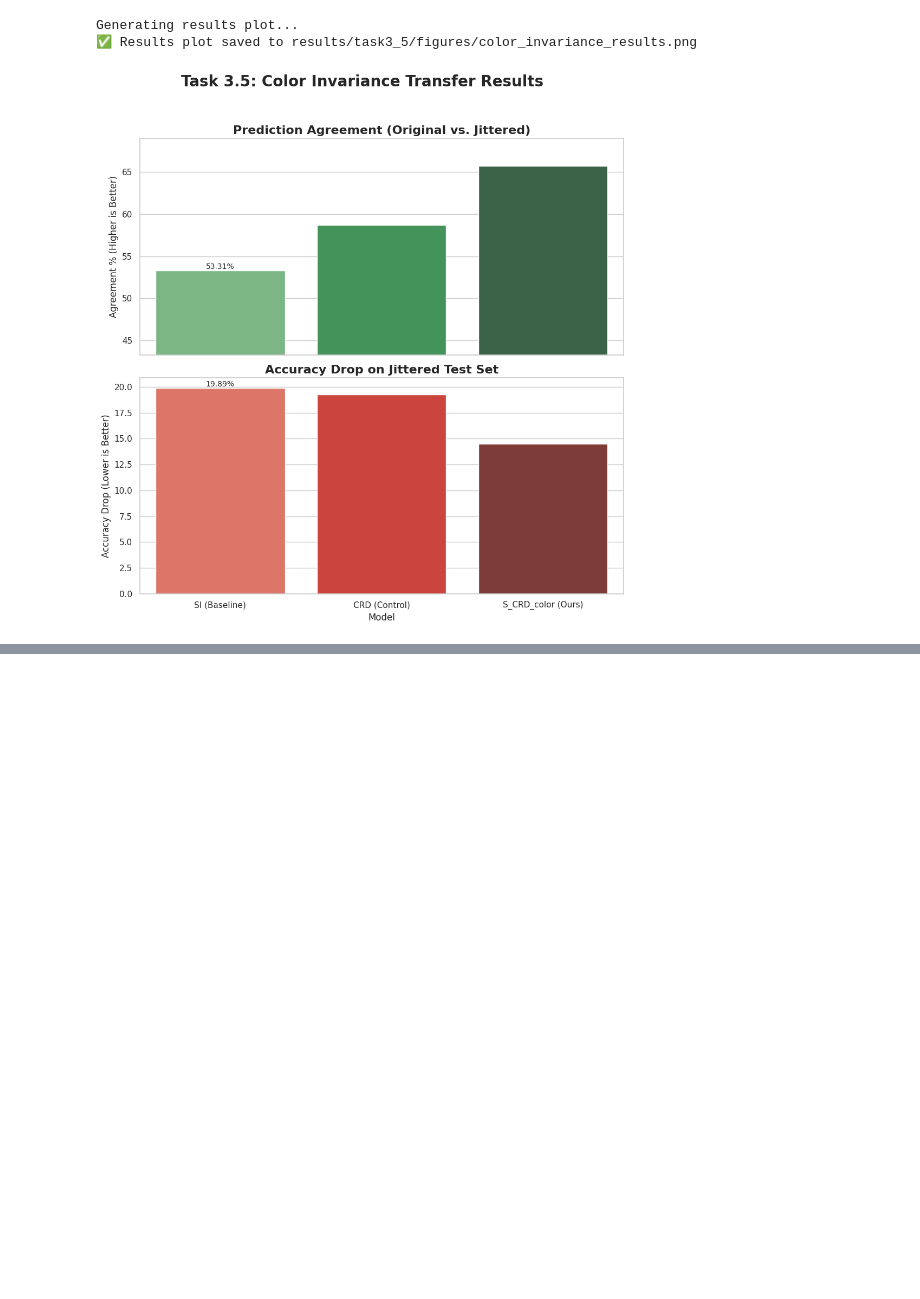
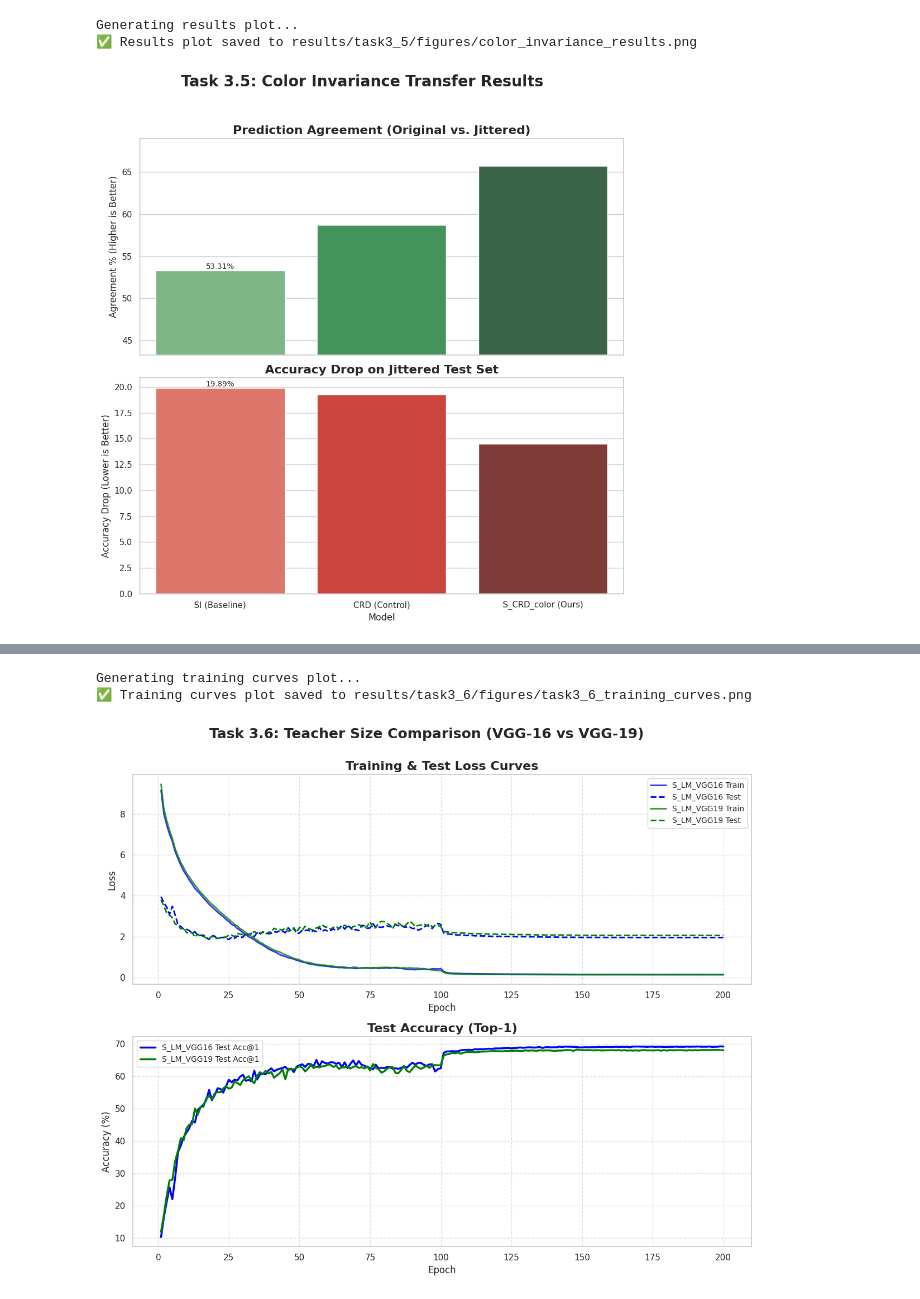
Before and after one commit to ibrahim-murtaza/ATML_PA3, a Jupyter notebook: Knowledge_Distillation/main.ipynb, the cells around one changed output, grey strips where cells are left out. Cells and saved outputs as stored; diff of their text form; code cells hidden in the pictures; blank space fills up the shorter version.

```diff
--- a/Knowledge_Distillation/main.ipynb
+++ b/Knowledge_Distillation/main.ipynb
@@ -3532,0 +3549,18 @@ Generating results plot...
+# %%
+# ============================================
+# 📂 Directory Setup for Part 6
+# ============================================
+
+# --- New directories for Part 6 ---
+RESULTS_DIR_P6 = Path("./results/task3_6")
+MODEL_DIR_P6 = RESULTS_DIR_P6 / "models"
+LOG_DIR_P6 = RESULTS_DIR_P6 / "logs"
+FIGURE_DIR_P6 = RESULTS_DIR_P6 / "figures"
+MODEL_DIR_P6.mkdir(parents=True, exist_ok=True)
+LOG_DIR_P6.mkdir(parents=True, exist_ok=True)
+FIGURE_DIR_P6.mkdir(parents=True, exist_ok=True)
+
+# --- Existing directories from Part 1 (to load results) ---
+RESULTS_DIR_P1 = Path("./results/task3_1")
+MODEL_DIR_P1 = RESULTS_DIR_P1 / "models"
+LOG_DIR_P1 = RESULTS_DIR_P1 / "logs"
@@ -3532,0 +3931,56 @@ Generating results plot...
+# %%
+# ============================================
+# 📈 Plot Training Curves
+# ============================================
+
+if history_data.get('S_LM_VGG16') and history_data.get('S_LM_VGG19'):
+    print("\nGenerating training curves plot...")
+    sns.set_theme(style="whitegrid")
+    fig, axes = plt.subplots(2, 1, figsize=(12, 10))
+
+    colors = {
+        'S_LM_VGG16': 'blue',
+        'S_LM_VGG19': 'green'
+    }
+
+    # --- Plot Loss ---
+    for model_key, history in history_data.items():
+        epochs_ran = len(history['train_loss'])
+        epoch_axis = range(1, epochs_ran + 1)
+        color = colors.get(model_key)
+
+        axes[0].plot(epoch_axis, history['train_loss'], label=f'{model_key} Train', color=color, linewidth=2, alpha=0.8)
+        axes[0].plot(epoch_axis, history['test_loss'], label=f'{model_key} Test', linestyle='--', color=color, linewidth=2)
+
+    axes[0].set_title('Training & Test Loss Curves', fontsize=16, fontweight='bold')
+    axes[0].set_xlabel('Epoch', fontsize=12)
+    axes[0].set_ylabel('Loss', fontsize=12)
+    axes[0].legend(fontsize=10)
+    axes[0].grid(True, linestyle='--', alpha=0.6)
+
+    # --- Plot Accuracy ---
+    for model_key, history in history_data.items():
+        epochs_ran = len(history['test_acc_top1'])
+        epoch_axis = range(1, epochs_ran + 1)
+        color = colors.get(model_key)
+
+        axes[1].plot(epoch_axis, history['test_acc_top1'], label=f'{model_key} Test Acc@1', color=color, linewidth=2.5)
+
+    axes[1].set_title('Test Accuracy (Top-1)', fontsize=16, fontweight='bold')
+    axes[1].set_xlabel('Epoch', fontsize=12)
+    axes[1].set_ylabel('Accuracy (%)', fontsize=12)
+    axes[1].legend(fontsize=10)
+    axes[1].grid(True, linestyle='--', alpha=0.6)
+
+    plt.suptitle('Task 3.6: Teacher Size Comparison (VGG-16 vs VGG-19)', fontsize=18, fontweight='bold', y=1.00)
+    plt.tight_layout()
+    plot_save_path = FIGURE_DIR_P6 / 'task3_6_training_curves.png'
+    plt.savefig(plot_save_path, dpi=300)
+    print(f"✅ Training curves plot saved to {plot_save_path}")
+    plt.show()
+else:
+    print("Skipping plotting because history data was not fully loaded.")
+# %% [output]
+Generating training curves plot...
+✅ Training curves plot saved to results/task3_6/figures/task3_6_training_curves.png
+[figure, added]
```
Also changed, not shown: parts of 12 cells of this notebook, 9 other files.
